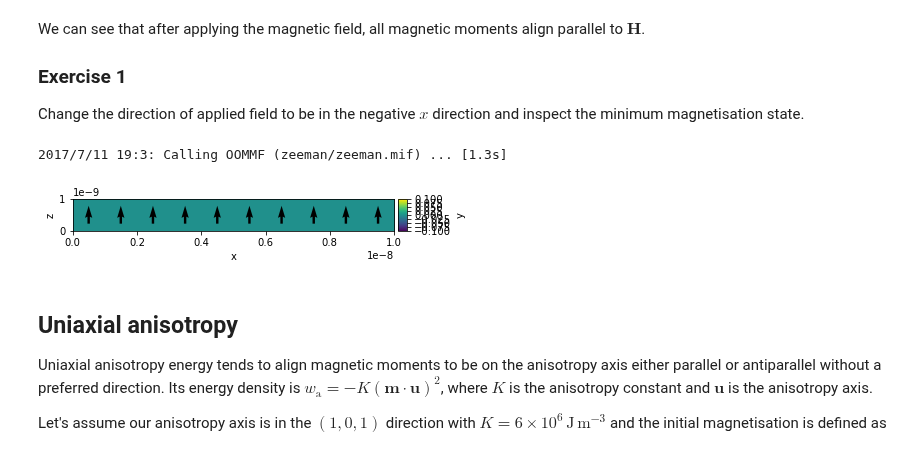
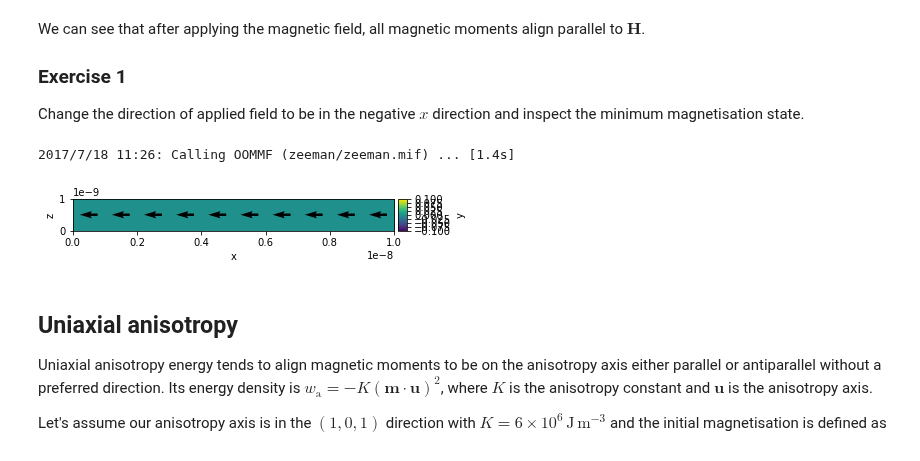
Before and after one commit to joommf-attic/tutorial, a Jupyter notebook: workshops/Durham/tutorial2_hamiltonian.ipynb, the cells around one changed output. Drawn from its saved outputs; the diff is of its cells as text; code cells hidden in the pictures.

```diff
--- a/workshops/Durham/tutorial2_hamiltonian.ipynb
+++ b/workshops/Durham/tutorial2_hamiltonian.ipynb
@@ -47,12 +47,13 @@ We can see that after applying the magnetic field, all magnetic moments align pa
 
 Change the direction of applied field to be in the negative $x$ direction and inspect the minimum magnetisation state.
 # %%
-# insert missing code here.
+H = (-1e6, 0, 0)
+system.hamiltonian = oc.Zeeman(H=H)
 md.drive(system)
 system.m.plot_plane("y");
 # %% [output]
-2017/7/11 19:3: Calling OOMMF (zeeman/zeeman.mif) ... [1.3s]
+2017/7/18 11:26: Calling OOMMF (zeeman/zeeman.mif) ... [1.4s]
-[figure, old version]
+[figure, new version]
 # %% [markdown]
 ## Uniaxial anisotropy
 
```
Also changed, not shown: parts of 1 cell of this notebook, 6 other files.
